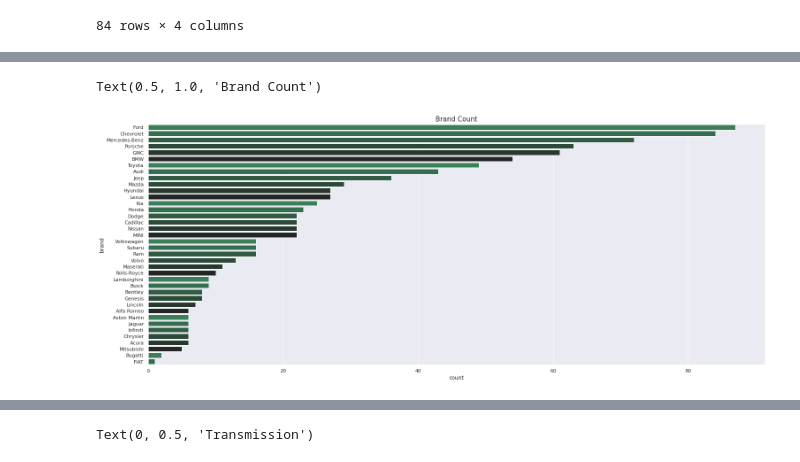
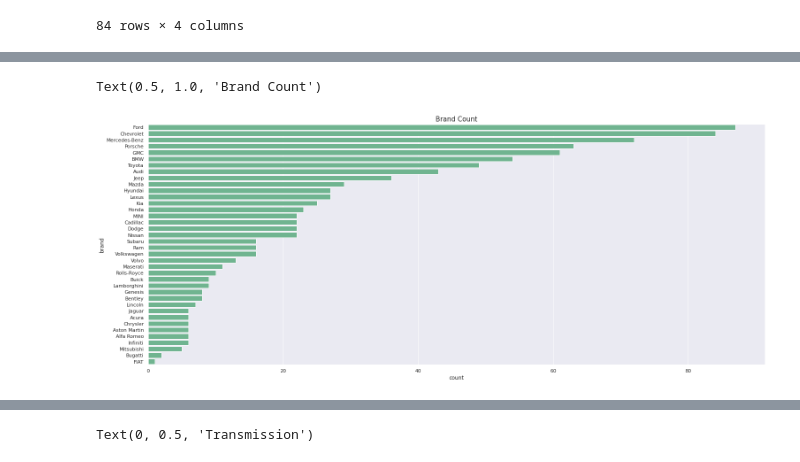
Before and after one commit to Sophiat-O/c02_emission_analysis, a Jupyter notebook: Data_Analysis_of_Car_C02.ipynb, the cells around one changed output, grey strips where cells are left out. Cells and saved outputs as stored; diff of their text form; code cells hidden in the pictures.

```diff
--- a/Data_Analysis_of_Car_C02.ipynb
+++ b/Data_Analysis_of_Car_C02.ipynb
@@ -150,8 +150,8 @@ g.legend(loc="upper center", bbox_to_anchor=(0.5, -0.05), ncol=4)
 # %%
 sns.set(rc = {'figure.figsize':(25,10)})
-sns.countplot(y="brand", data=df, palette=sns.dark_palette("seagreen", reverse=True),order = brand.value_counts().index)
+sns.countplot(y="brand", data=df, color="#65BF8F",order = brand.value_counts().index)
 plt.title("Brand Count", fontsize=15)
 # %% [output]
 Text(0.5, 1.0, 'Brand Count')
-[figure, old version]
+[figure, new version]
 # %%
```
Also changed, not shown: parts of 17 cells of this notebook.
